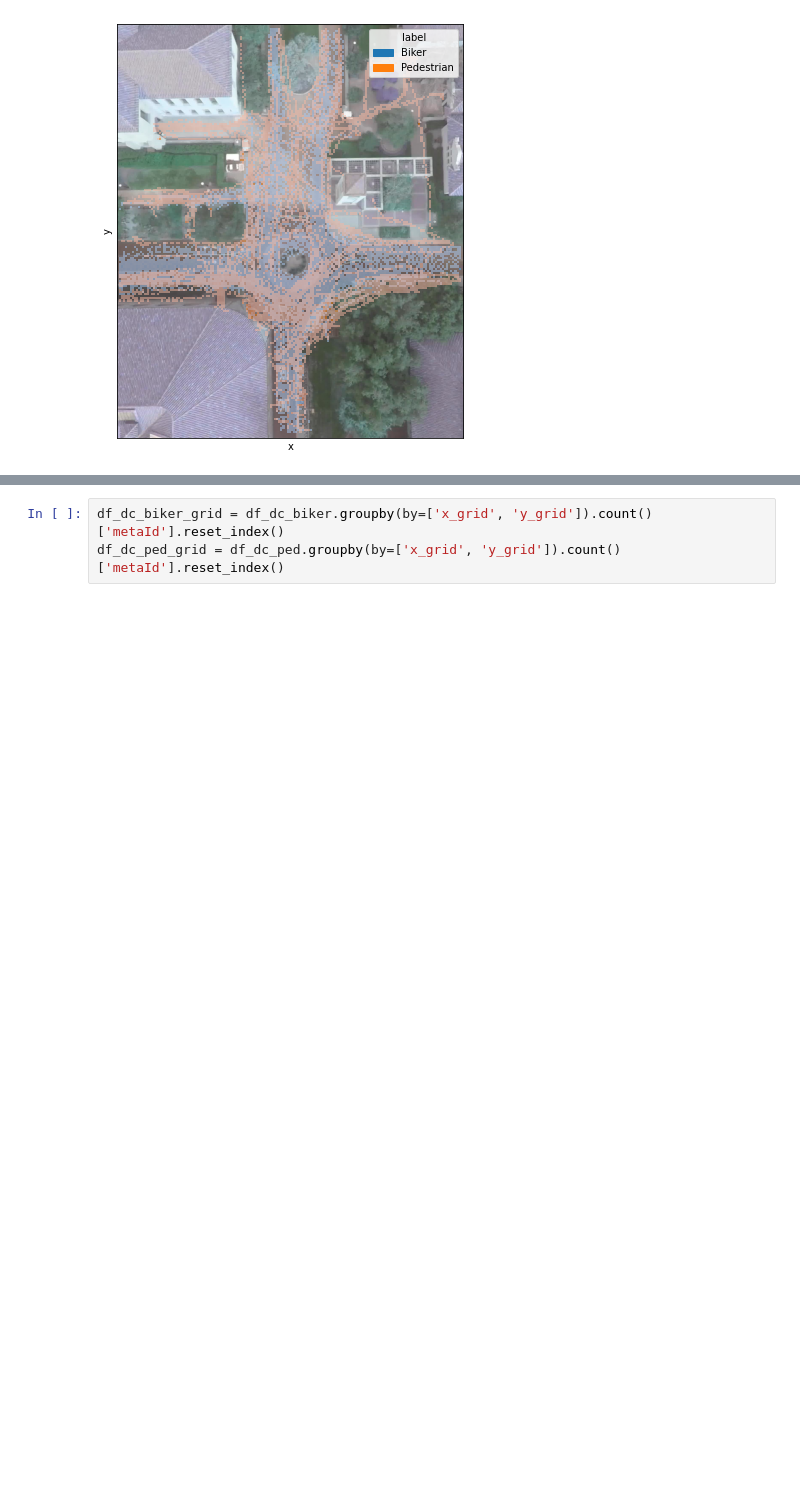
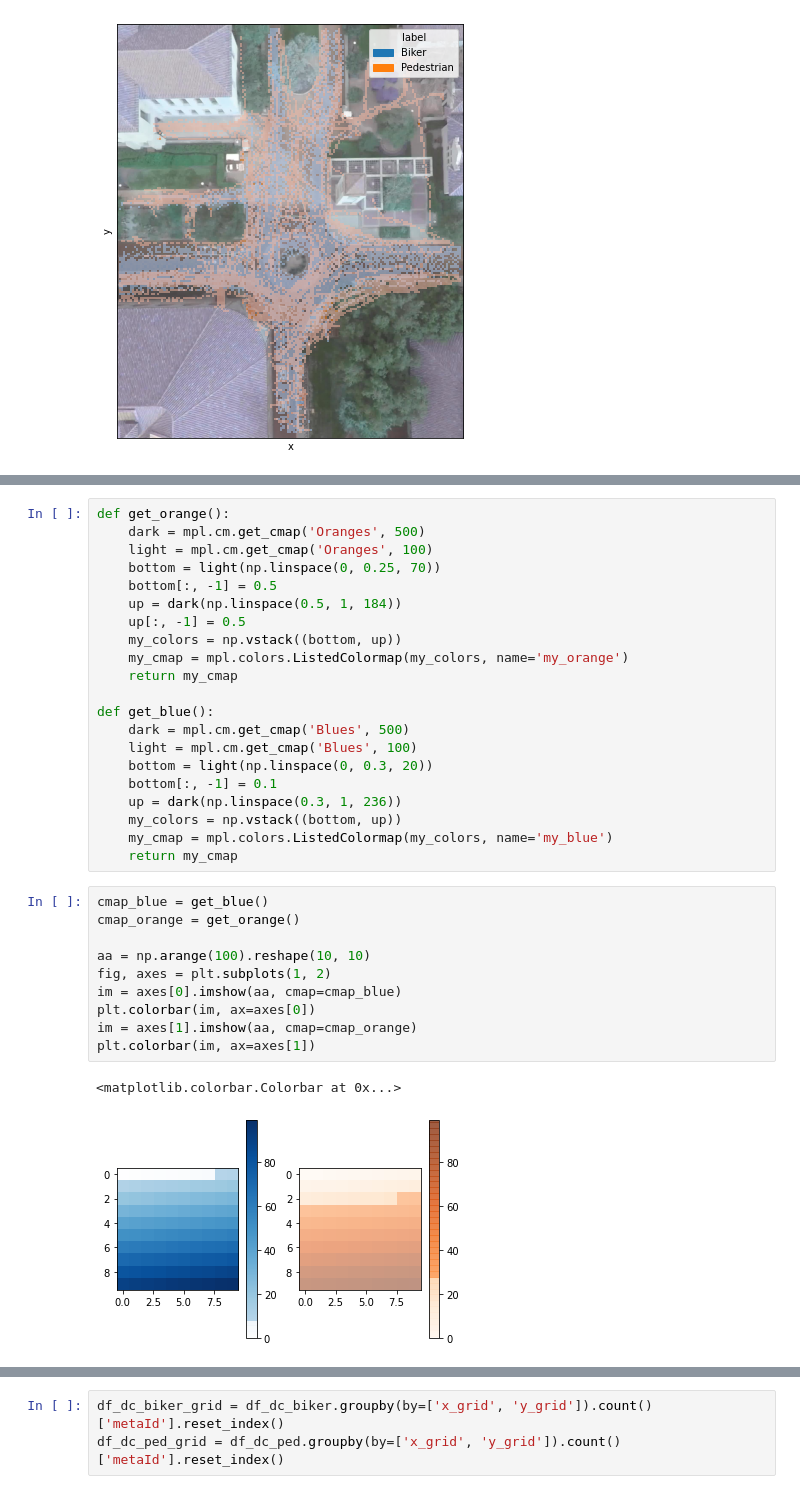
Before and after one commit to danyayay/ynet_adaptive, a Jupyter notebook: notebook/dataset.ipynb, the cells around one changed output, grey strips where cells are left out. Cells and saved outputs as stored; diff of their text form; blank space fills up the shorter version.

```diff
--- a/notebook/dataset.ipynb
+++ b/notebook/dataset.ipynb
@@ -518,0 +763,34 @@ ax.set_yticks([])
+# %%
+def get_orange():
+    dark = mpl.cm.get_cmap('Oranges', 500)
+    light = mpl.cm.get_cmap('Oranges', 100)
+    bottom = light(np.linspace(0, 0.25, 70))
+    bottom[:, -1] = 0.5
+    up = dark(np.linspace(0.5, 1, 184))
+    up[:, -1] = 0.5
+    my_colors = np.vstack((bottom, up))
+    my_cmap = mpl.colors.ListedColormap(my_colors, name='my_orange')
+    return my_cmap
+
+def get_blue():
+    dark = mpl.cm.get_cmap('Blues', 500)
+    light = mpl.cm.get_cmap('Blues', 100)
+    bottom = light(np.linspace(0, 0.3, 20))
+    bottom[:, -1] = 0.1
+    up = dark(np.linspace(0.3, 1, 236))
+    my_colors = np.vstack((bottom, up))
+    my_cmap = mpl.colors.ListedColormap(my_colors, name='my_blue')
+    return my_cmap
+# %%
+cmap_blue = get_blue()
+cmap_orange = get_orange()
+
+aa = np.arange(100).reshape(10, 10)
+fig, axes = plt.subplots(1, 2)
+im = axes[0].imshow(aa, cmap=cmap_blue)
+plt.colorbar(im, ax=axes[0])
+im = axes[1].imshow(aa, cmap=cmap_orange)
+plt.colorbar(im, ax=axes[1])
+# %% [output]
+<matplotlib.colorbar.Colorbar at 0x...>
+[figure, added]
```
Also changed, not shown: parts of 29 cells of this notebook.
